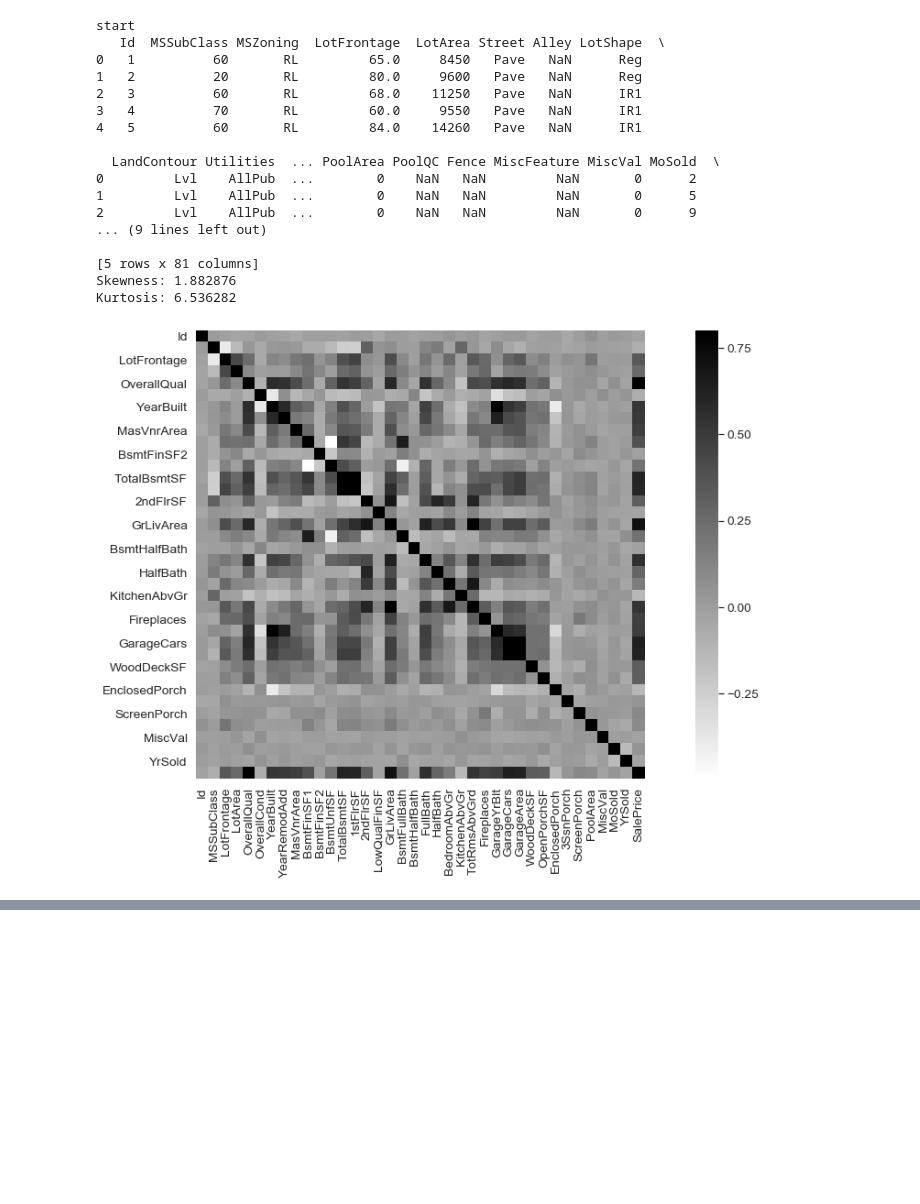
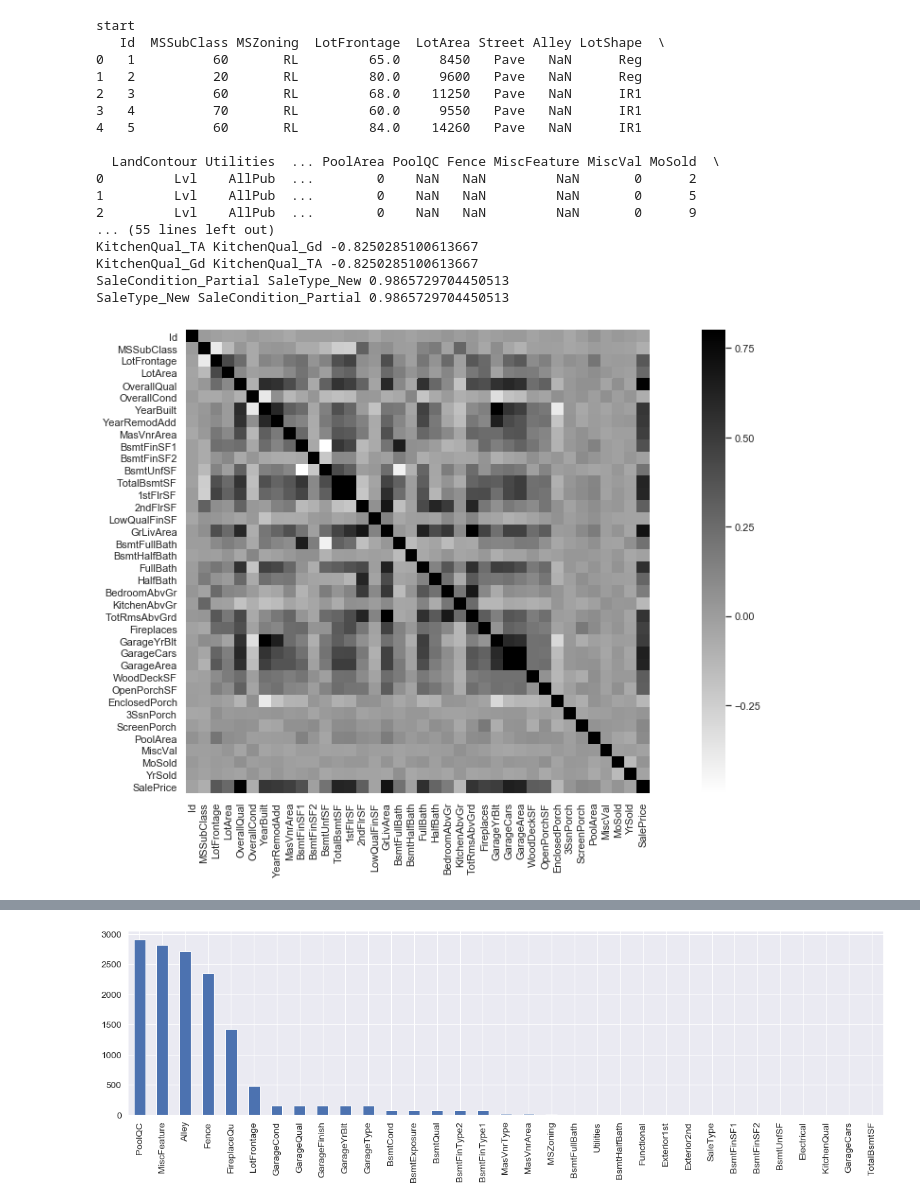
Before and after one commit to HitTheFloor2/HousePrice, a Jupyter notebook: test.ipynb, the cells around one changed output, grey strips where cells are left out. Drawn from its saved outputs; the diff is of its cells as text; code cells hidden in the pictures; blank space fills up the shorter version.

```diff
--- a/test.ipynb
+++ b/test.ipynb
@@ -18,6 +18,7 @@ data_test = pd.read_csv(r'.\Data\test.csv')
 df_train_and_test = pd.concat([data_train.loc[:, 'MSSubClass': 'SaleCondition'], data_test.loc[:, 'MSSubClass': 'SaleCondition']], axis=0, ignore_index=True)
 # print first 5 items in data file
 print(data_train.head())
+print(df_train_and_test.head())
 # print abstract of field SalePrice
 data_train['SalePrice'].describe()
 print("Skewness: %f" % data_train['SalePrice'].skew())
@@ -32,37 +33,102 @@ cm = np.corrcoef(data_train[cols].values.T)
 plt.figure(figsize=(20, 10))
 sns.set(font_scale=1.25)
 hm = sns.heatmap(cm, cbar=True, annot=True, square=True, fmt='.2f', annot_kws={'size': 10}, yticklabels=cols.values, xticklabels=cols.values)
 plt.show()
 # drop field
 df_train_and_test = df_train_and_test.drop('GarageArea', axis=1)
 df_train_and_test = df_train_and_test.drop('1stFlrSF', axis=1)
 df_train_and_test = df_train_and_test.drop('TotRmsAbvGrd', axis=1)
 # show missing data
 missing = df_train_and_test.isnull().sum()
 missing = missing[missing>0]
 missing.sort_values(ascending=False, inplace=True)
 missing_percent = df_train_and_test[missing.index].isnull().sum()/df_train_and_test[missing.index].isnull().count()
 missing_types = df_train_and_test[missing.index]
 missing_data = pd.concat([missing, missing_percent, missing_types.dtypes], axis=1, keys=['Total', 'Percent', 'Types'])
 missing_data.sort_values(by='Total', ascending=False, inplace=True)
 missing_data
+
+missing.plot.bar(figsize=(20, 5))
+missing_data.index.intersection(cols)
+missing_data.loc[missing_data.index.intersection(cols)]
+
+df_train_and_test = df_train_and_test.drop(missing_data[missing_data['Total']>1].index, axis=1)
+df_train_and_test.isnull().sum().max()
+
+df_train_and_test = df_train_and_test.fillna(df_train_and_test.mean())
+
+df_train_and_test.isnull().sum()
+
+df_train_and_test = pd.get_dummies(df_train_and_test, drop_first=True, dummy_na=True)
+
+df_train_and_test.isnull().sum().max()
+
+corrmat = df_train_and_test.corr()
+droplist = []
+n_col = len(corrmat.columns)
+n_row = len(corrmat.index)
+for i in range(n_col):
+    for j in range(n_row):
+        x = corrmat.iloc[j, i]
+        idx = corrmat.index[j]
+        cln = corrmat.columns[i]
+        if np.abs(x) > 0.8 and idx != cln:
+            print(idx, cln, x)
+            droplist.append(idx)
+
+df_train_and_test = df_train_and_test.drop(droplist, axis=1)
+train_number = data_train.shape[0]
+X = df_train_and_test[:train_number]
+y = data_train['SalePrice']
+test = df_train_and_test[train_number:]
+sns.set()
+cols = ['SalePrice', 'OverallQual', 'GrLivArea', 'GarageCars', 'TotalBsmtSF', 'FullBath', 'YearBuilt']
+sns.pairplot(data_train[cols], size=2.5)
+plt.show()
+
+var = 'GrLivArea'
+data = pd.concat([y, X[var]], axis=1)
+data.plot.scatter(x=var, y='SalePrice')
+
+data[data[var]>4500]
+X = X.drop(data[data[var]>4500].index)
+y = y.drop(data[data[var]>4500].index)
+
+var = 'GrLivArea'
+data = pd.concat([y, X[var]], axis=1)
+data.plot.scatter(x=var, y='SalePrice')
+
+
+from scipy.stats import norm
+import scipy.stats as stats
+sns.distplot(y, fit=norm)
+fig = plt.figure()
+res = stats.probplot(y, plot=plt)
+
+y = np.log(y)
+
+from scipy.stats import norm
+import scipy.stats as stats
+sns.distplot(y, fit=norm)
+fig = plt.figure()
+res = stats.probplot(y, plot=plt)
 # %% [output]
 start
    Id  MSSubClass MSZoning  LotFrontage  LotArea Street Alley LotShape  \
 0   1          60       RL         65.0     8450   Pave   NaN      Reg
 1   2          20       RL         80.0     9600   Pave   NaN      Reg
 2   3          60       RL         68.0    11250   Pave   NaN      IR1
 3   4          70       RL         60.0     9550   Pave   NaN      IR1
 4   5          60       RL         84.0    14260   Pave   NaN      IR1
 
   LandContour Utilities  ... PoolArea PoolQC Fence MiscFeature MiscVal MoSold  \
 0         Lvl    AllPub  ...        0    NaN   NaN         NaN       0      2
 1         Lvl    AllPub  ...        0    NaN   NaN         NaN       0      5
 2         Lvl    AllPub  ...        0    NaN   NaN         NaN       0      9
-... (9 lines left out)
-
-[5 rows x 81 columns]
-Skewness: 1.882876
-Kurtosis: 6.536282
+... (55 lines left out)
+KitchenQual_TA KitchenQual_Gd -0.8250285100613667
+KitchenQual_Gd KitchenQual_TA -0.8250285100613667
+SaleCondition_Partial SaleType_New 0.9865729704450513
+SaleType_New SaleCondition_Partial 0.9865729704450513
-[figure, old version]
+[figure, new version]
 [figure]
@@ -85,0 +135 @@ Kurtosis: 6.536282
+[figure, added]
```
Also changed, not shown: parts of 1 cell of this notebook, 1 other file.
